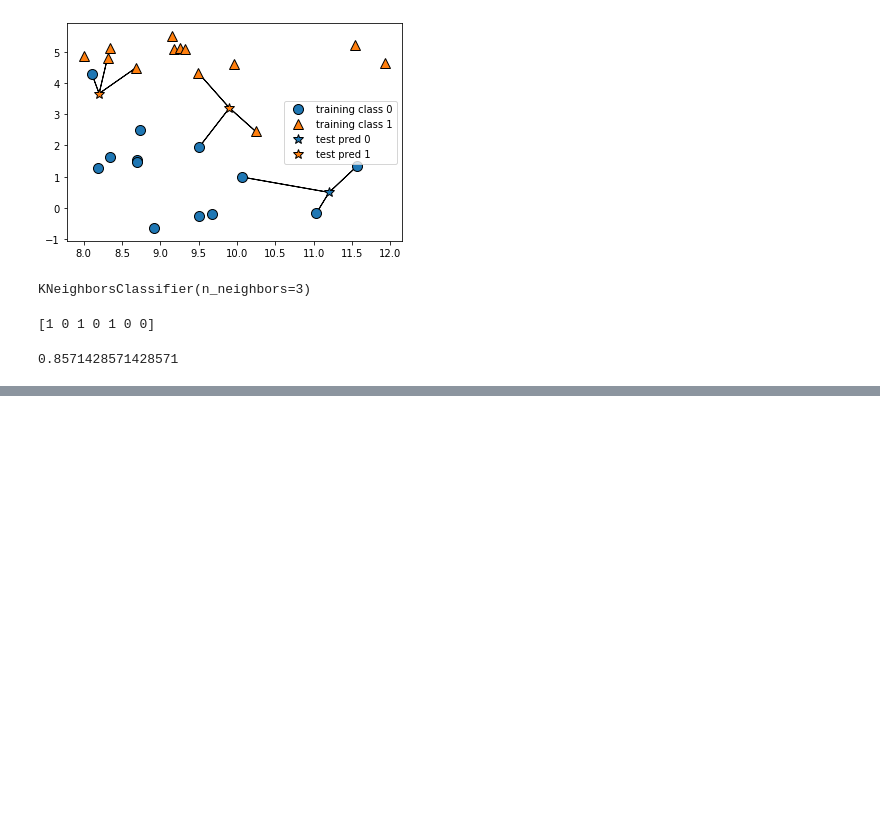
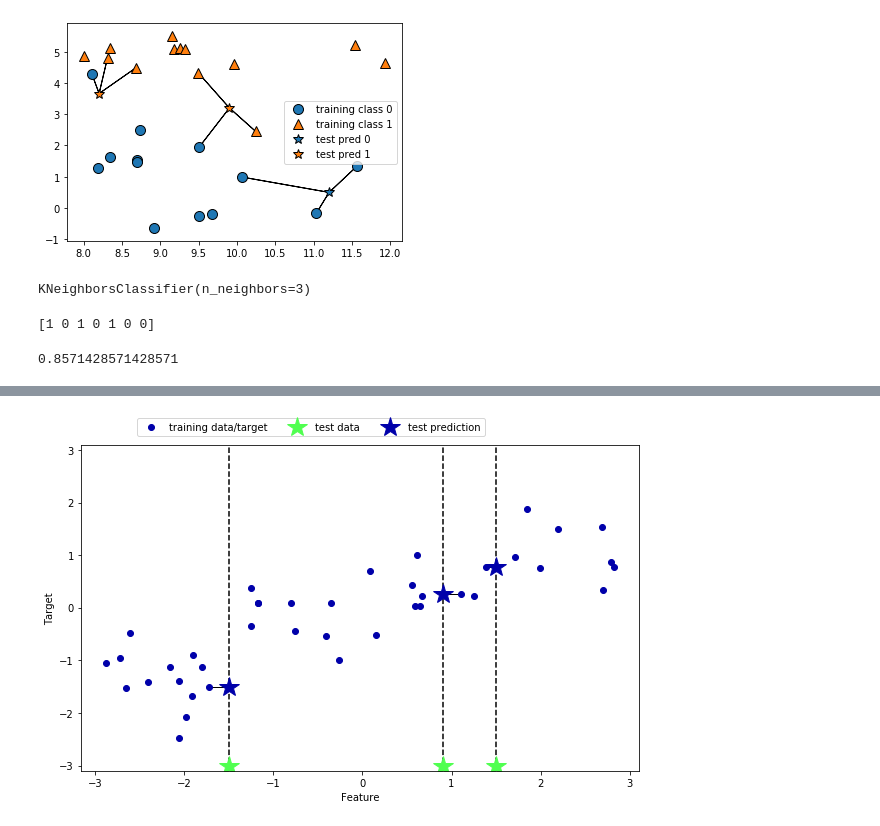
Before and after one commit to arti1117/introduction_to_ml_with_python, a Jupyter notebook: CHAPTER2/KNN.ipynb, the cells around one changed output, grey strips where cells are left out. Saved outputs shown, nothing was run; the diff lists cells and outputs as text; code cells hidden in the pictures; blank space fills up the shorter version.

```diff
--- a/CHAPTER2/KNN.ipynb
+++ b/CHAPTER2/KNN.ipynb
@@ -40,0 +76,4 @@ for n, ax in zip([1, 3, 9], axes):
+# %%
+mglearn.plots.plot_knn_regression(n_neighbors=1)
+# %% [output]
+[figure, added]
```
Also changed, not shown: parts of 7 cells of this notebook, 1 other file.
